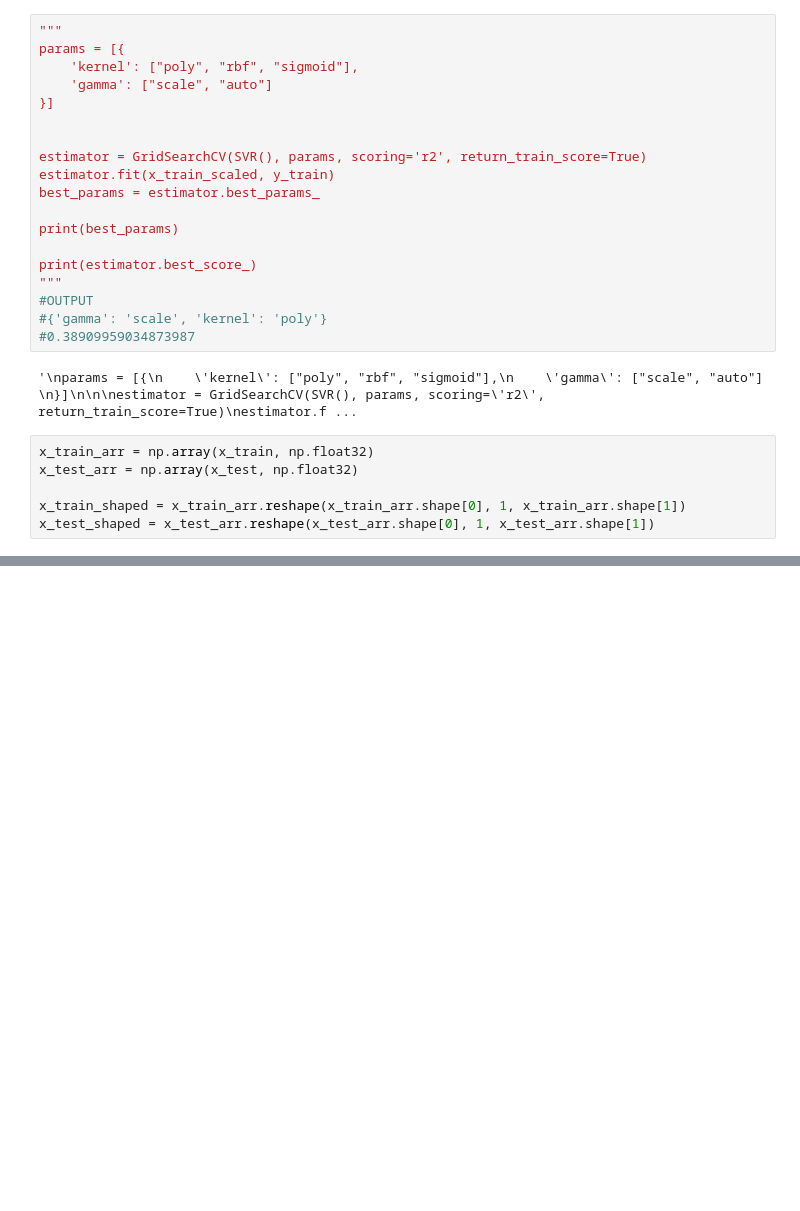
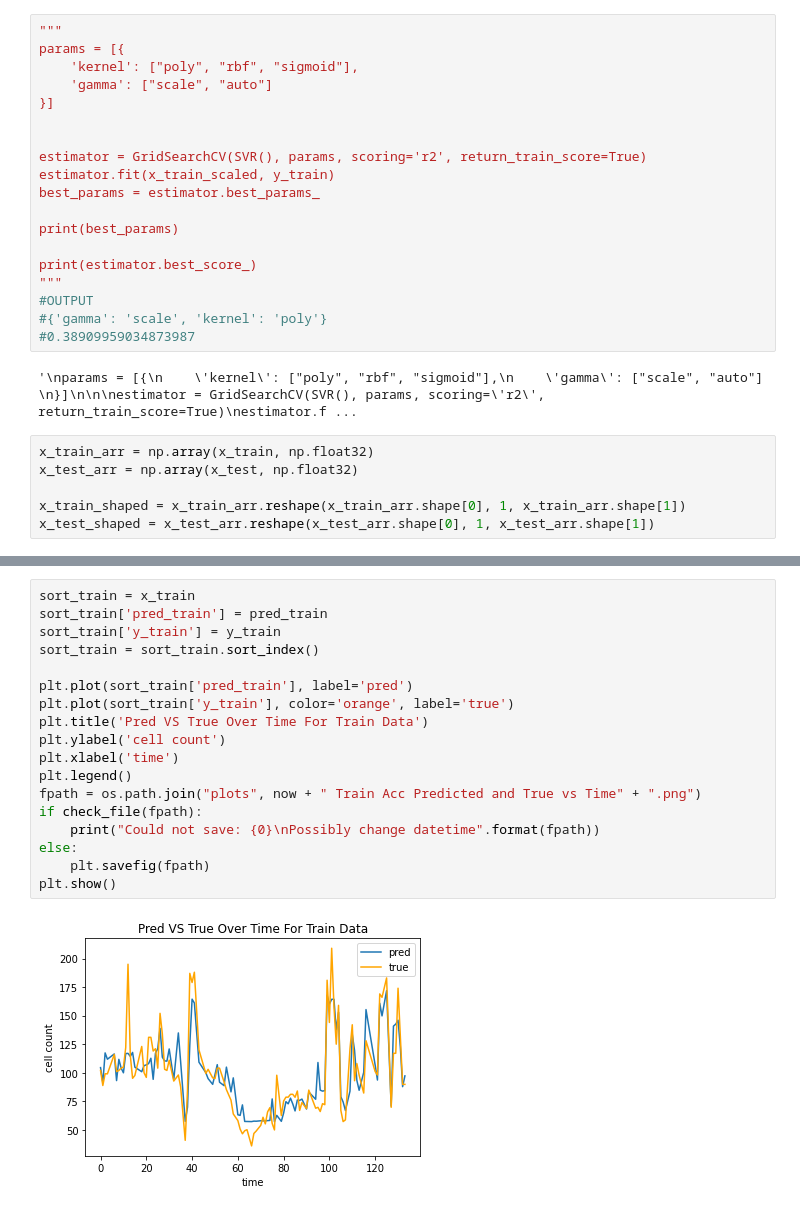
Before and after one commit to luciecunningham/GENG551X, a Jupyter notebook: Learning Process.ipynb, the cells around one changed output, grey strips where cells are left out. Cells and saved outputs as stored; diff of their text form; blank space fills up the shorter version.

```diff
--- a/Learning Process.ipynb
+++ b/Learning Process.ipynb
@@ -162,0 +250,20 @@ plt.show()
+# %%
+sort_train = x_train
+sort_train['pred_train'] = pred_train
+sort_train['y_train'] = y_train
+sort_train = sort_train.sort_index()
+
+plt.plot(sort_train['pred_train'], label='pred')
+plt.plot(sort_train['y_train'], color='orange', label='true')
+plt.title('Pred VS True Over Time For Train Data')
+plt.ylabel('cell count')
+plt.xlabel('time')
+plt.legend()
+fpath = os.path.join("plots", now + " Train Acc Predicted and True vs Time" + ".png")
+if check_file(fpath):
+    print("Could not save: {0}\nPossibly change datetime".format(fpath))
+else:
+    plt.savefig(fpath)
+plt.show()
+# %% [output]
+[figure, added]
```
Also changed, not shown: parts of 16 cells of this notebook, 4 other files.
